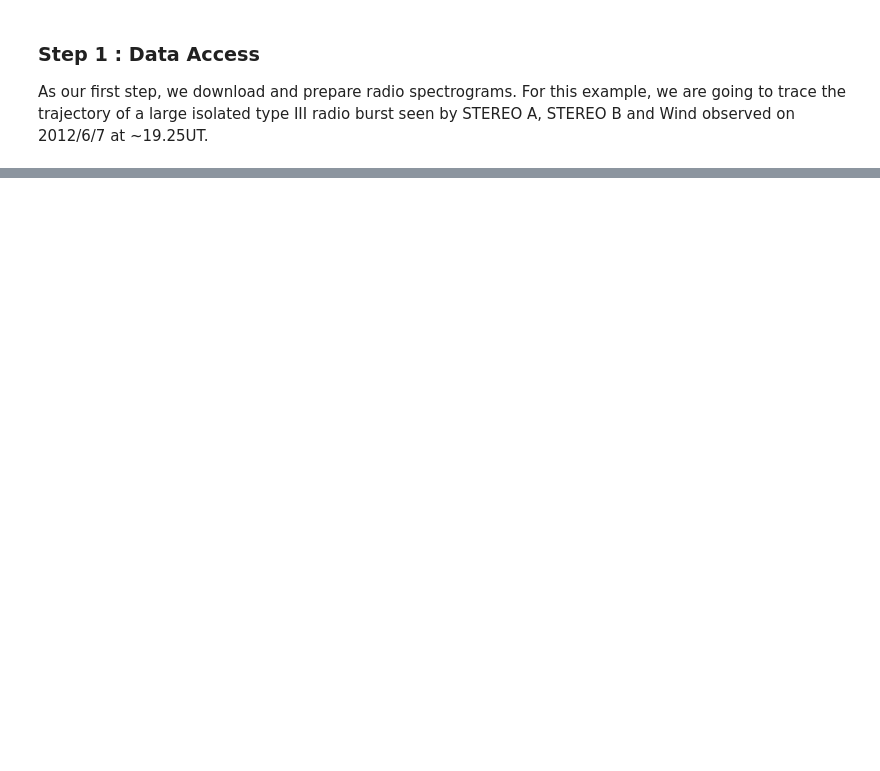
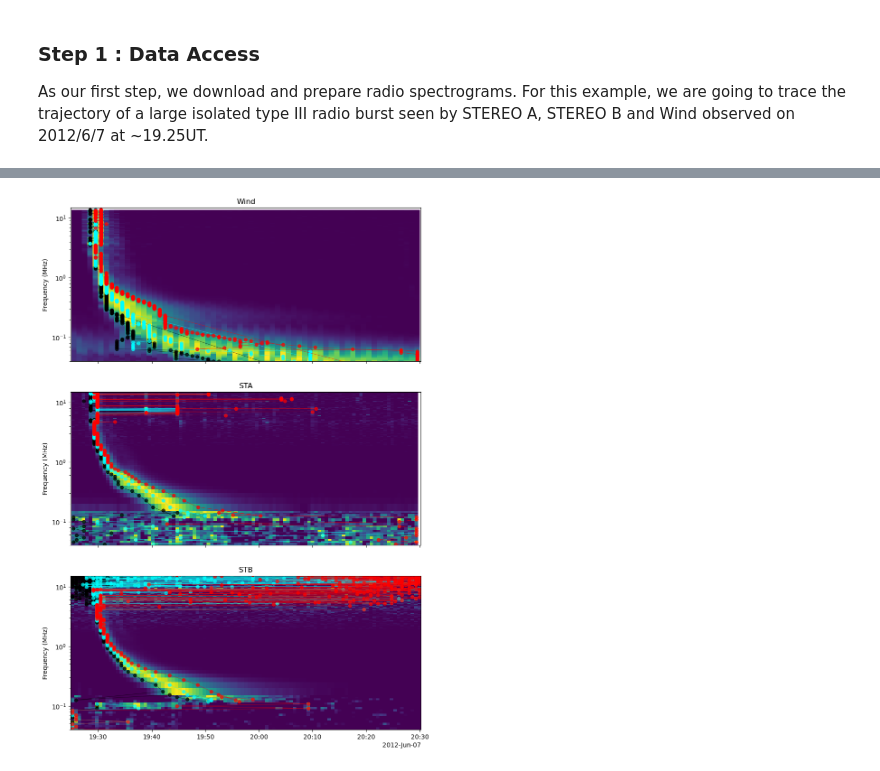
Before and after one commit to STBadman/Radio-Public, a Jupyter notebook: TDOA_OpenSource.ipynb, the cells around one changed output, grey strips where cells are left out. Drawn from its saved outputs; the diff is of its cells as text; code cells hidden in the pictures; blank space fills up the shorter version.

```diff
--- a/TDOA_OpenSource.ipynb
+++ b/TDOA_OpenSource.ipynb
@@ -21,0 +331,31 @@ import pyspedas
+# %%
+feature_dict = {}
+for name,spec_dict in specs.items() :
+    feature_times = []
+    for timeseries in spec_dict['psdarr'].T :
+        thresh_inds = np.where(timeseries >= np.nanmax(timeseries)/2)[0]
+        # Datetimes
+        rise = spec_dict['dt'][thresh_inds[0]]
+        peak = spec_dict['dt'][np.argmax(timeseries)]
+        fall = spec_dict['dt'][thresh_inds[-1]]
+        # Unix Timestamps
+        rise_ts = spec_dict['ts'][thresh_inds[0]]
+        peak_ts = spec_dict['ts'][np.argmax(timeseries)]
+        fall_ts = spec_dict['ts'][thresh_inds[-1]]
+        feature_times.append([rise,peak,fall,rise_ts,peak_ts,fall_ts])
+    feature_dict[name] = np.vstack([spec_dict['freqs'].to("MHz").value,
+                                    *np.array(feature_times).T
+                                   ])
+# %%
+### Plot up the feature extractions on top of the original spectrogtrams
+fig,axes = plot_spectrograms(specs,figsize=(10,15),fmin=4e-2)
+ms=5;lw=0.5;alpha=0.7
+for ax,sc_features in zip(axes,feature_dict.values()) :
+    ax.plot(sc_features[1,:],sc_features[0,:],"o",color="black",
+            linestyle="-",lw=lw,ms=ms,alpha=alpha)
+    ax.plot(sc_features[2,:],sc_features[0,:],"o",color="cyan",
+            linestyle="-",lw=lw,ms=ms,alpha=alpha)
+    ax.plot(sc_features[3,:],sc_features[0,:],"o",color="red",
+            linestyle="-",lw=lw,ms=ms,alpha=alpha)
+# %% [output]
+[figure, added]
```
Also changed, not shown: parts of 21 cells of this notebook, 1 other file.
